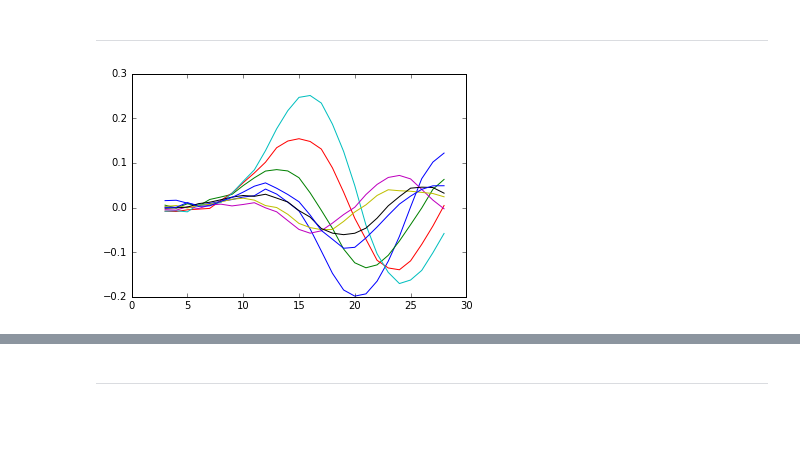
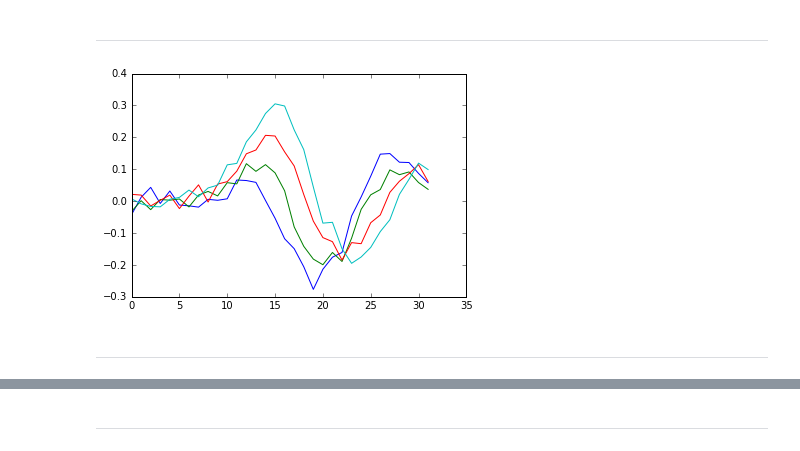
Before and after one commit to arayabrain/demtutorial, a Jupyter notebook: Laplace approximation for dynamic model.ipynb, the cells around one changed output, grey strips where cells are left out. Drawn from its saved outputs; the diff is of its cells as text; code cells hidden in the pictures; blank space fills up the shorter version.

```diff
--- a/Laplace approximation for dynamic model.ipynb
+++ b/Laplace approximation for dynamic model.ipynb
@@ -836,6 +852,11 @@ for kk in range(26):
-# %%
-plt.plot(tt, np.asarray(dd));
-# %% [output]
-[figure, removed]
+# %%
+embedded_Y = []
+for t in range(len(Y)):
+    emy = temporal_embedding(Y, 2, t)
+    embedded_Y.append(emy)
+
+plt.plot(np.asarray(embedded_Y)[:, 0:4]);
+# %% [output]
+[figure, added]
 # %%
 # A/E/G/H
@@ -858,0 +886,2 @@ def Det(A):
+# %% [markdown]
+___
```
Also changed, not shown: parts of 17 cells of this notebook.
